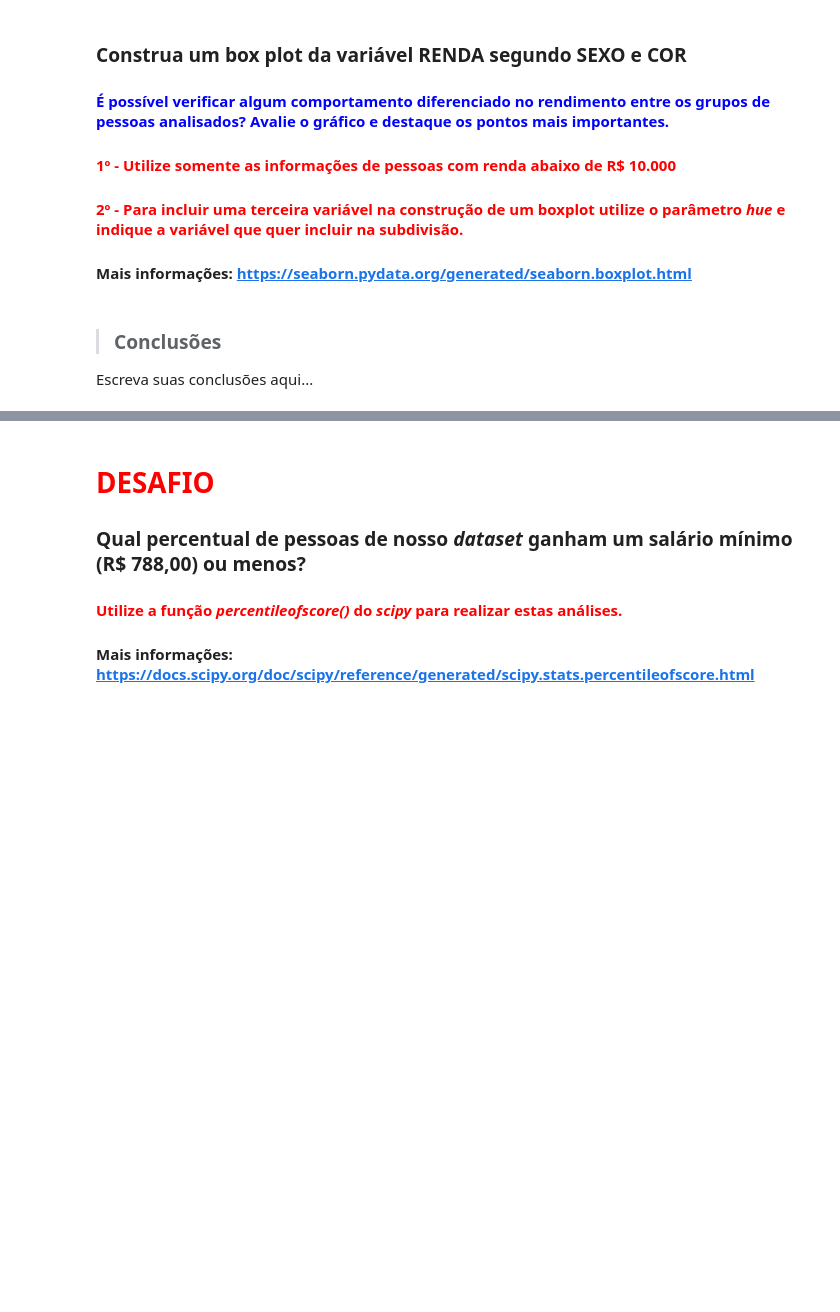
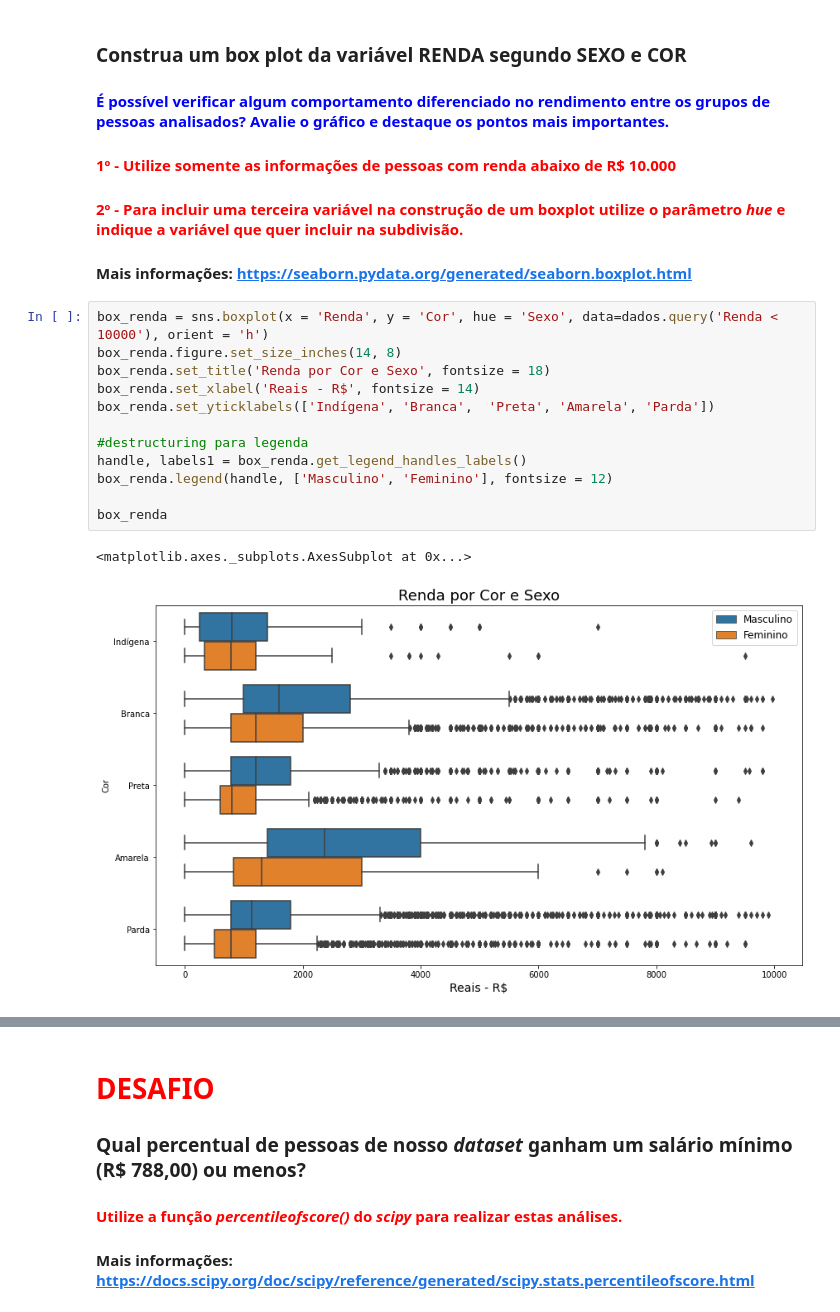
Before and after one commit to jordanfalcao/data-analytics, a Jupyter notebook: Estatísticas com Python/Análise_Descritiva.ipynb, the cells around one changed output, grey strips where cells are left out. Drawn from its saved outputs; the diff is of its cells as text; blank space fills up the shorter version.

```diff
--- a/Estatísticas com Python/Análise_Descritiva.ipynb
+++ b/Estatísticas com Python/Análise_Descritiva.ipynb
@@ -462,7 +482,18 @@ Escreva suas conclusões aqui...
 #### <font color='red'>1º - Utilize somente as informações de pessoas com renda abaixo de R$ 10.000</font>
 #### <font color='red'>2º - Para incluir uma terceira variável na construção de um boxplot utilize o parâmetro <i>hue</i> e indique a variável que quer incluir na subdivisão.</font>
 #### Mais informações: https://seaborn.pydata.org/generated/seaborn.boxplot.html
-# %% [markdown]
-> ### Conclusões
-
-Escreva suas conclusões aqui...
+# %%
+box_renda = sns.boxplot(x = 'Renda', y = 'Cor', hue = 'Sexo', data=dados.query('Renda < 10000'), orient = 'h')
+box_renda.figure.set_size_inches(14, 8)
+box_renda.set_title('Renda por Cor e Sexo', fontsize = 18)
+box_renda.set_xlabel('Reais - R$', fontsize = 14)
+box_renda.set_yticklabels(['Indígena', 'Branca',  'Preta', 'Amarela', 'Parda'])
+
+#destructuring para legenda
+handle, labels1 = box_renda.get_legend_handles_labels()
+box_renda.legend(handle, ['Masculino', 'Feminino'], fontsize = 12)
+
+box_renda
+# %% [output]
+<matplotlib.axes._subplots.AxesSubplot at 0x...>
+[figure, added]
```
Also changed, not shown: parts of 22 cells of this notebook, 1 other file.
